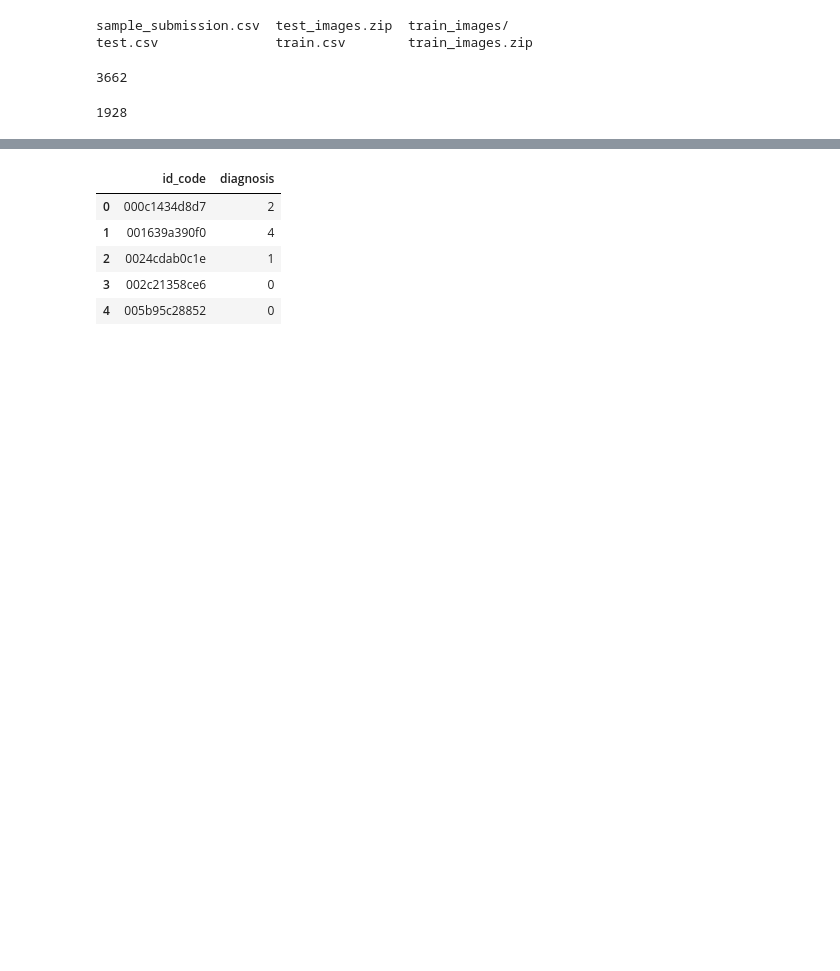
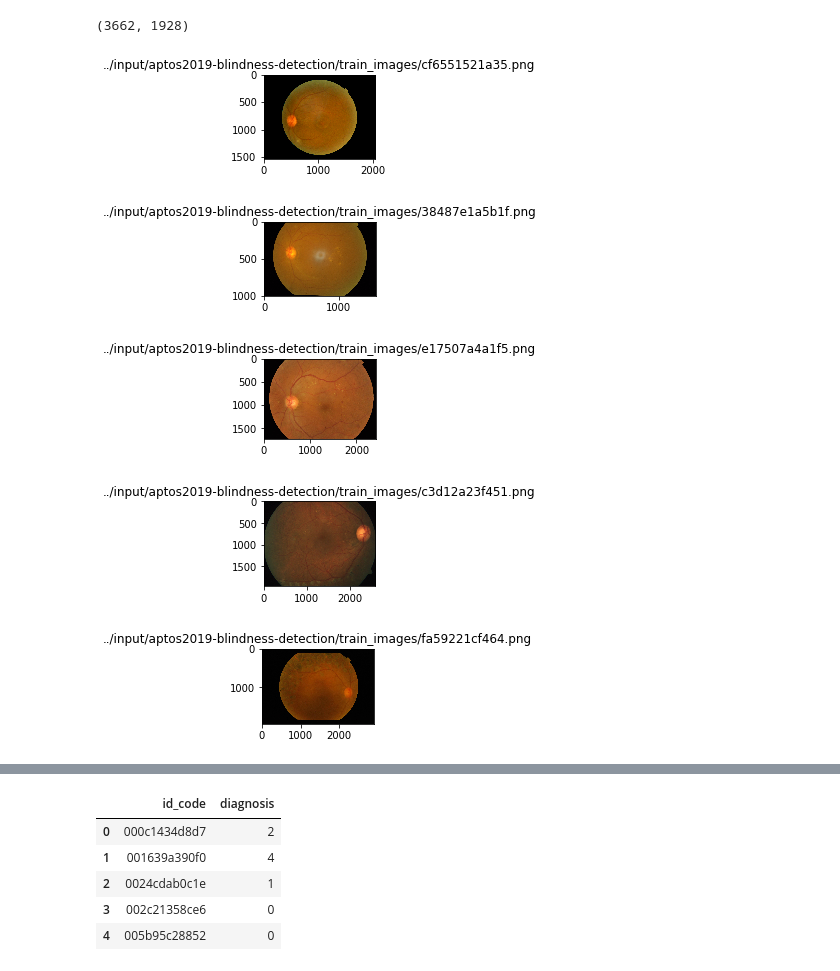
Before and after one commit to yang-zhang/aptos2019-blindness-detection, a Jupyter notebook: nbs/eda0628.ipynb, the cells around one changed output, grey strips where cells are left out. Drawn from its saved outputs; the diff is of its cells as text; code cells hidden in the pictures; blank space fills up the shorter version.

```diff
--- a/nbs/eda0628.ipynb
+++ b/nbs/eda0628.ipynb
@@ -0,0 +1,20 @@
+# %%
+%matplotlib inline
+import matplotlib.pyplot as plt
+from PIL import Image
+
+import pandas as pd
+import numpy as np
+from pathlib import Path
+
+
+def nfiles(pp):
+    return len(list(pp.iterdir()))
+
+def show_sample_images(p):
+    fns = np.random.choice(list(p.iterdir()), 5)
+    for i, fn in enumerate(fns):
+        fig=plt.figure(figsize=(2, 2))
+        im = Image.open(fn)
+        plt.title(fn)
+        plt.imshow(im)
@@ -5,13 +25,15 @@ import pandas as pd
-# %%
-ls ../input/
-# %% [output]
-sample_submission.csv  test_images.zip  train_images/
-test.csv               train.csv        train_images.zip
-# %%
-ls ../input/train_images/*.png | wc -l
-# %% [output]
-3662
-# %%
-ls ../input/test_images/*.png | wc -l
-# %% [output]
-1928
+# %%
+p = '../input/aptos2019-blindness-detection'
+pp = Path(p)
+# %%
+nfiles(pp/'train_images'), nfiles(pp/'test_images')
+# %% [output]
+(3662, 1928)
+# %%
+show_sample_images(pp/'train_images')
+# %% [output]
+[figure, added]
+[figure, added]
+[figure, added]
+[figure, added]
+[figure, added]
```
Also changed, not shown: parts of 44 cells of this notebook, 6 other files.
